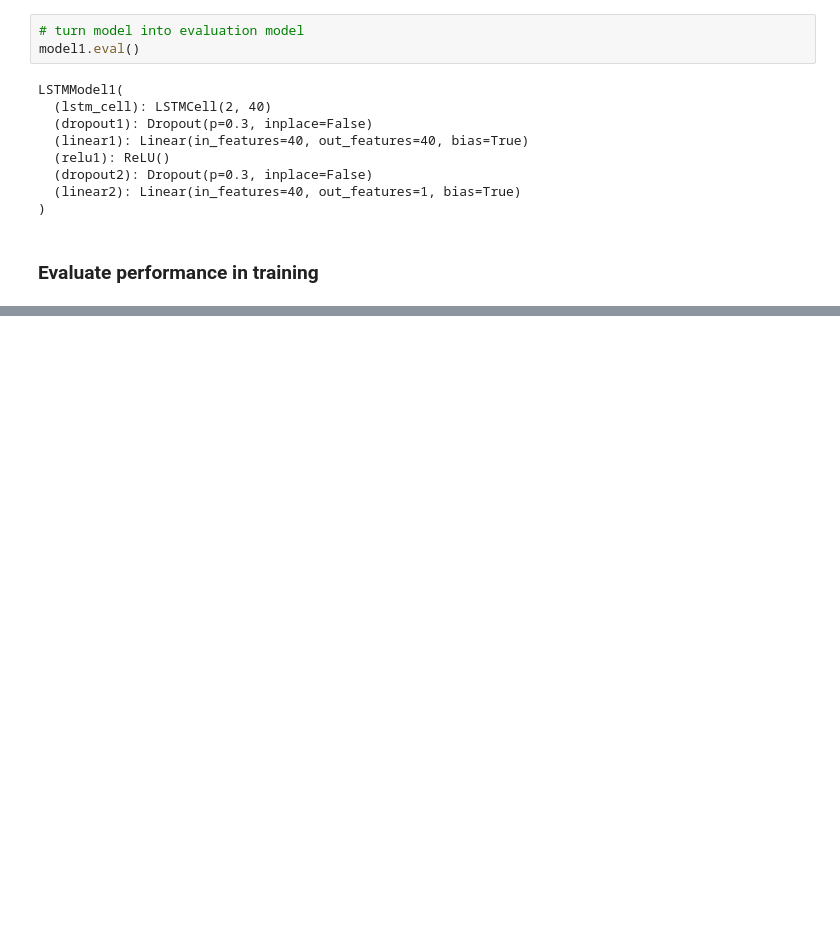
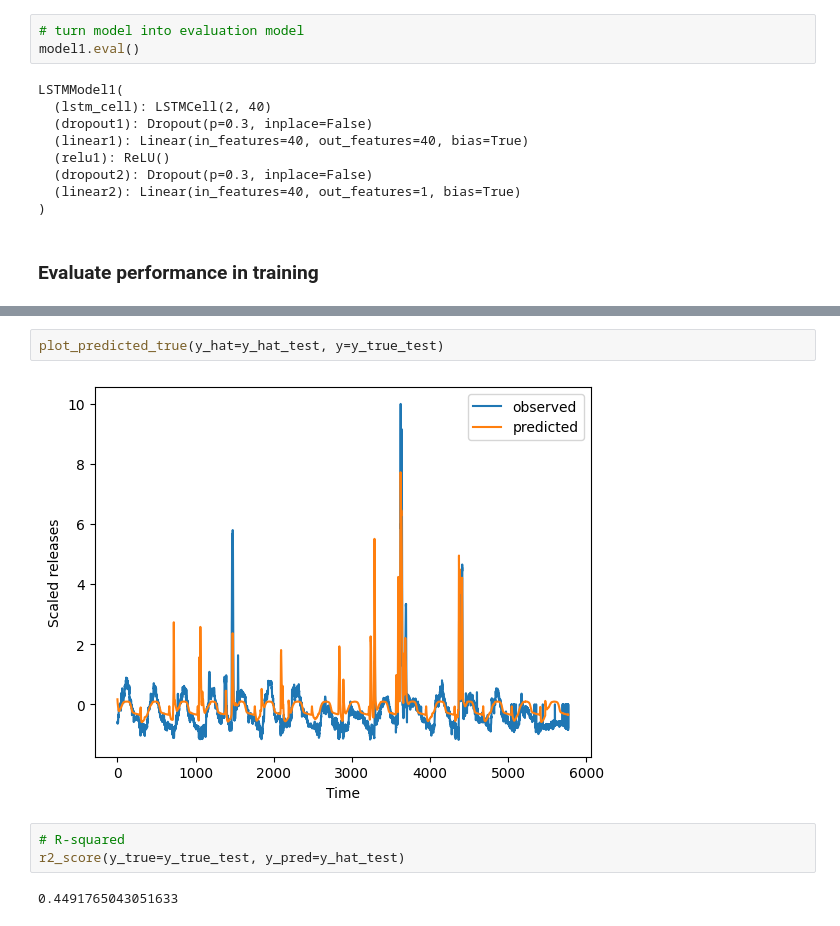
Before and after one commit to Matt2371/DL-reservoir-modeling, a Jupyter notebook: 2_model1_analysis.ipynb, the cells around one changed output, grey strips where cells are left out. Saved outputs shown, nothing was run; the diff lists cells and outputs as text; blank space fills up the shorter version.

```diff
--- a/2_model1_analysis.ipynb
+++ b/2_model1_analysis.ipynb
@@ -206,0 +170,9 @@ tensor([-5.4311e-01, -5.3082e-01, -5.2093e-01, -4.8780e-01, -4.3699e-01,
+# %%
+plot_predicted_true(y_hat=y_hat_test, y=y_true_test)
+# %% [output]
+[figure, added]
+# %%
+# R-squared
+r2_score(y_true=y_true_test, y_pred=y_hat_test)
+# %% [output]
+0.4491765043051633
```
Also changed, not shown: parts of 19 cells of this notebook, 4 other files.
